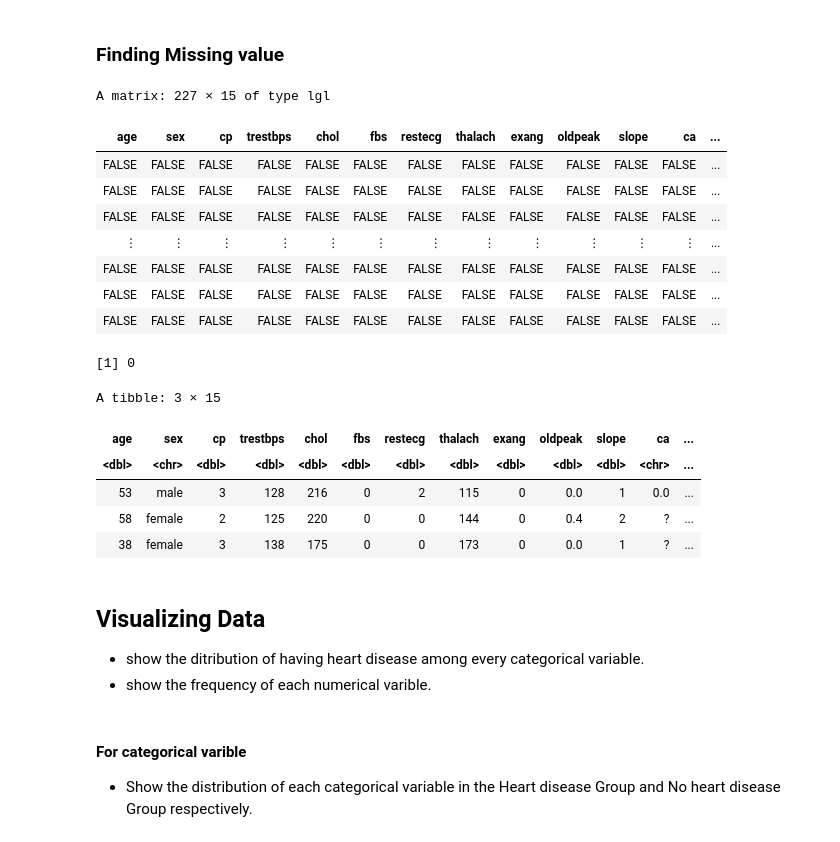
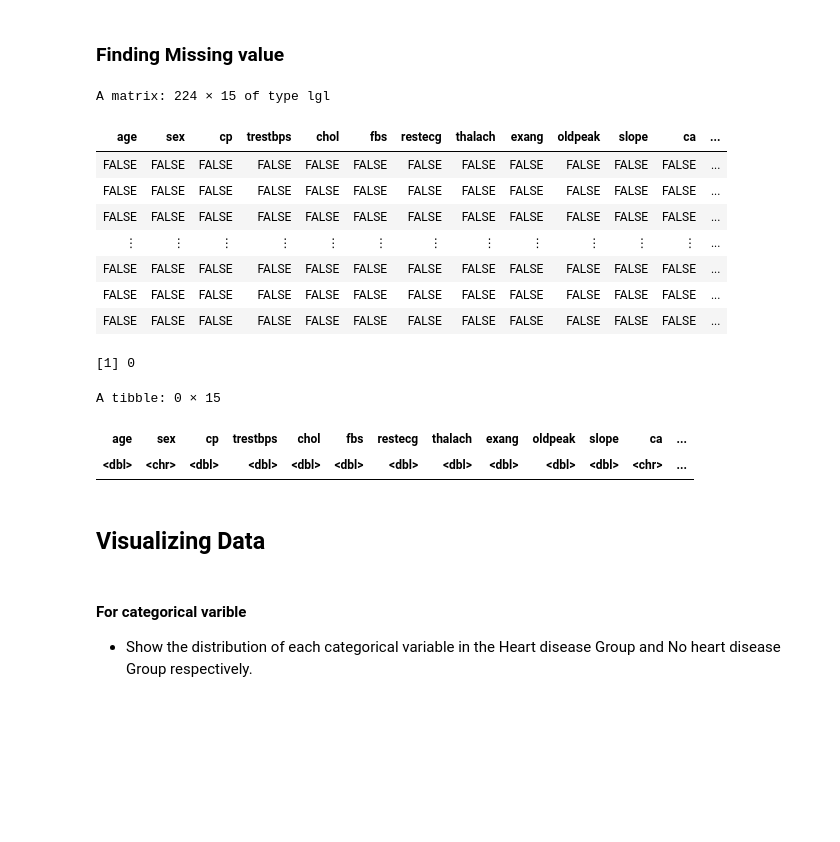
Before and after one commit to sherrii-Xia/DSCI_100_WT2, a Jupyter notebook: project/group_proposal.ipynb, the cells around one changed output. Cells and saved outputs as stored; diff of their text form; code cells hidden in the pictures; blank space fills up the shorter version.

```diff
--- a/project/group_proposal.ipynb
+++ b/project/group_proposal.ipynb
@@ -226,37 +194,33 @@ For cholesterol level (chol), the mean value gives a 245.1 mg/dl cholesterol lev
 # %%
 is.na(hd_train)
 (num_of_missing_columns <- sum(is.na(hd_train)))
 ## Noted that there is no missing value so there is no rows with missing value
 
 
 
 (row_with_question <- hd_train |>
                     filter(thal == "?" | ca == "?"))
 ## Noted that there is 3 row with "?" in variable thal, which means they dont have measurement of the thal
 ## We should filter out those 3 row in our traning Set
 hd_train <- hd_train |>
-            filter(thal != "?" && ca != "?")
+            filter(thal != "?")|>
+            filter( ca != "?")
 # %% [output]
-A matrix: 227 × 15 of type lgl
+A matrix: 224 × 15 of type lgl
 | age | sex | cp | trestbps | chol | fbs | restecg | thalach | exang | oldpeak | slope | ca | ... |
 | FALSE | FALSE | FALSE | FALSE | FALSE | FALSE | FALSE | FALSE | FALSE | FALSE | FALSE | FALSE | ... |
 | FALSE | FALSE | FALSE | FALSE | FALSE | FALSE | FALSE | FALSE | FALSE | FALSE | FALSE | FALSE | ... |
 | FALSE | FALSE | FALSE | FALSE | FALSE | FALSE | FALSE | FALSE | FALSE | FALSE | FALSE | FALSE | ... |
 | ⋮ | ⋮ | ⋮ | ⋮ | ⋮ | ⋮ | ⋮ | ⋮ | ⋮ | ⋮ | ⋮ | ⋮ | ... |
 | FALSE | FALSE | FALSE | FALSE | FALSE | FALSE | FALSE | FALSE | FALSE | FALSE | FALSE | FALSE | ... |
 | FALSE | FALSE | FALSE | FALSE | FALSE | FALSE | FALSE | FALSE | FALSE | FALSE | FALSE | FALSE | ... |
 | FALSE | FALSE | FALSE | FALSE | FALSE | FALSE | FALSE | FALSE | FALSE | FALSE | FALSE | FALSE | ... |
 [1] 0
-A tibble: 3 × 15
+A tibble: 0 × 15
 | age | sex | cp | trestbps | chol | fbs | restecg | thalach | exang | oldpeak | slope | ca | ... |
 | <dbl> | <chr> | <dbl> | <dbl> | <dbl> | <dbl> | <dbl> | <dbl> | <dbl> | <dbl> | <dbl> | <chr> | ... |
-| 53 | male | 3 | 128 | 216 | 0 | 2 | 115 | 0 | 0.0 | 1 | 0.0 | ... |
-| 58 | female | 2 | 125 | 220 | 0 | 0 | 144 | 0 | 0.4 | 2 | ? | ... |
-| 38 | female | 3 | 138 | 175 | 0 | 0 | 173 | 0 | 0.0 | 1 | ? | ... |
 # %% [markdown]
 ## Visualizing Data
-- show the ditribution of having heart disease among every categorical variable.
-- show the frequency of each numerical varible.
 # %% [markdown]
 #### For categorical varible
 - Show the distribution of each categorical variable in the Heart disease Group and No heart disease Group respectively.
```
Also changed, not shown: parts of 5 cells of this notebook.
